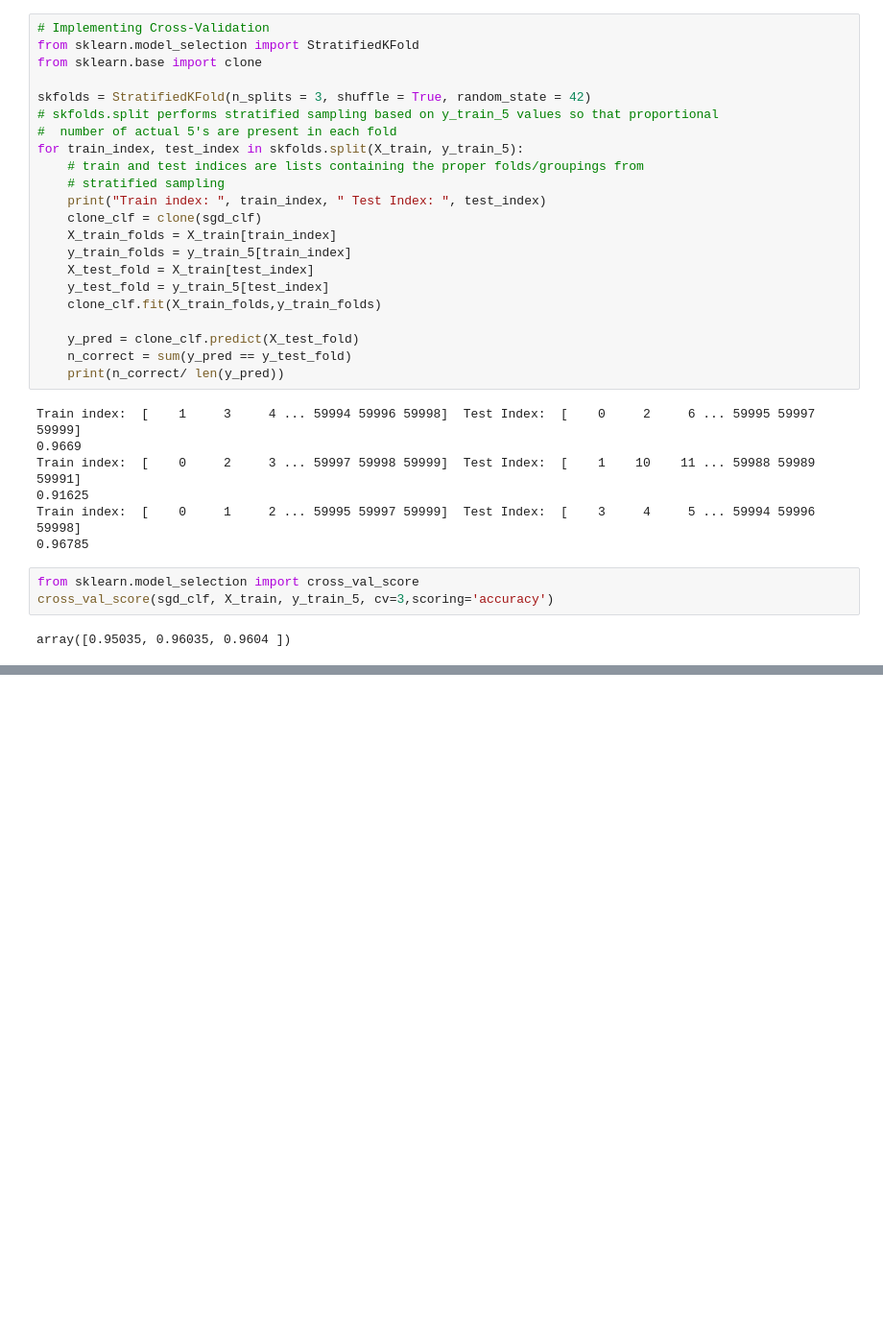
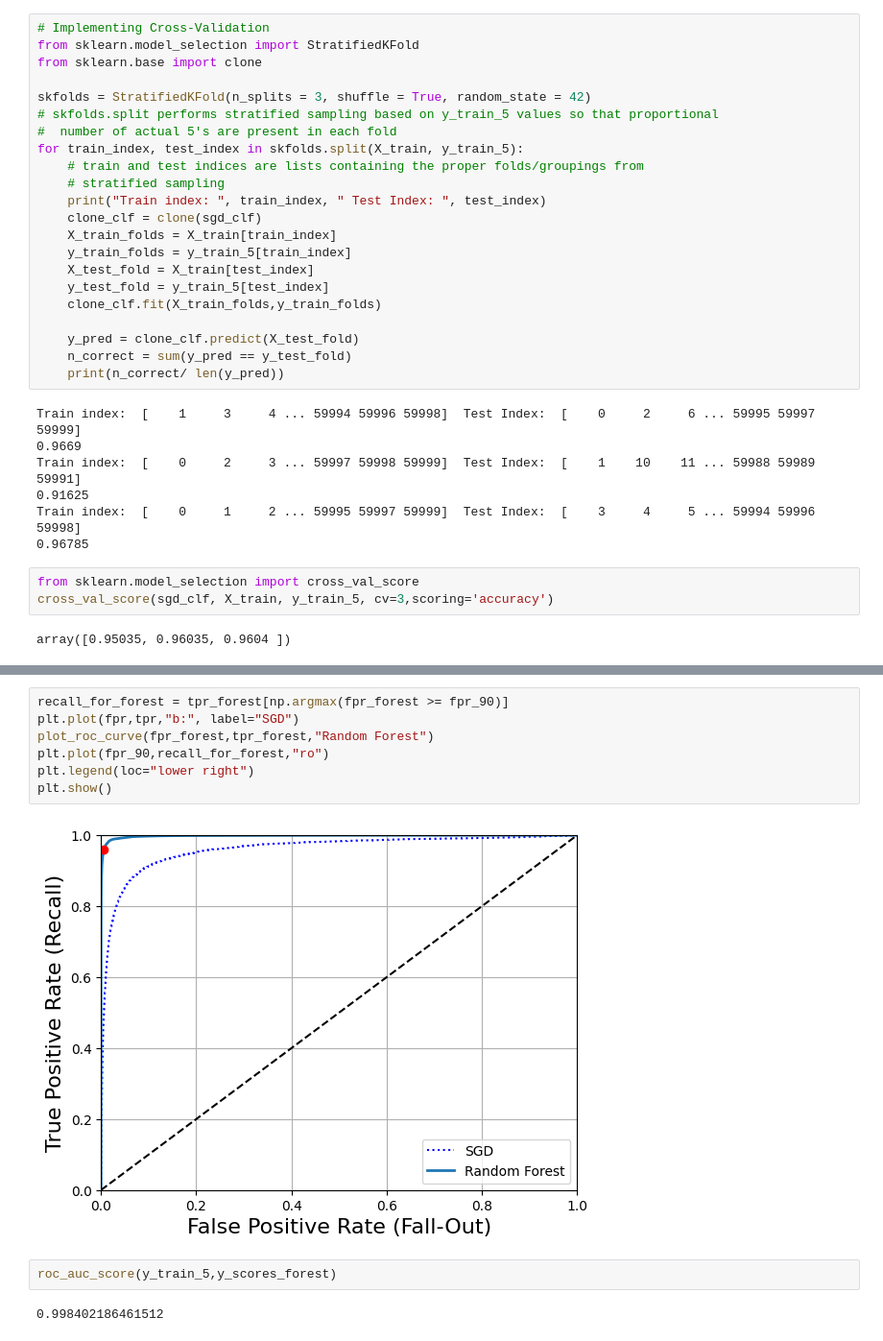
Before and after one commit to czhurdlespeed/TFDevCert, a Jupyter notebook: HandsOnMLwTF/Ch3Classification.ipynb, the cells around one changed output, grey strips where cells are left out. Shown at 96% size. Saved outputs shown, nothing was run; the diff lists cells and outputs as text; blank space fills up the shorter version.

```diff
--- a/HandsOnMLwTF/Ch3Classification.ipynb
+++ b/HandsOnMLwTF/Ch3Classification.ipynb
@@ -88,0 +262,13 @@ array([0.95035, 0.96035, 0.9604 ])
+# %%
+recall_for_forest = tpr_forest[np.argmax(fpr_forest >= fpr_90)]
+plt.plot(fpr,tpr,"b:", label="SGD")
+plot_roc_curve(fpr_forest,tpr_forest,"Random Forest")
+plt.plot(fpr_90,recall_for_forest,"ro")
+plt.legend(loc="lower right")
+plt.show()
+# %% [output]
+[figure, added]
+# %%
+roc_auc_score(y_train_5,y_scores_forest)
+# %% [output]
+0.998402186461512
```
Also changed, not shown: parts of 28 cells of this notebook, 3 other files.
